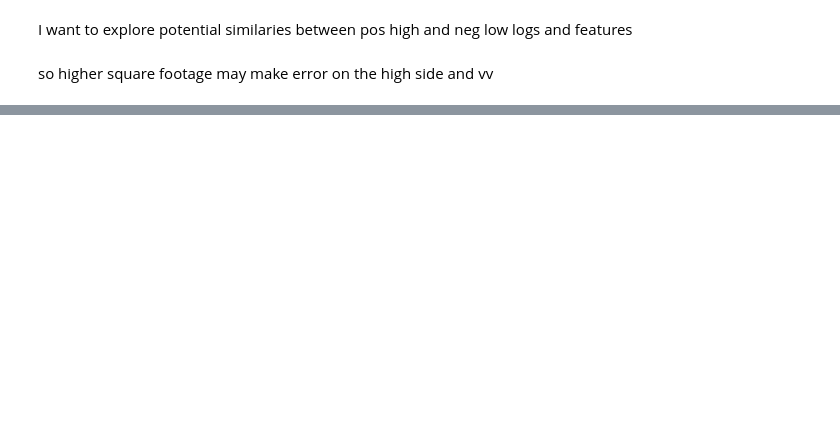
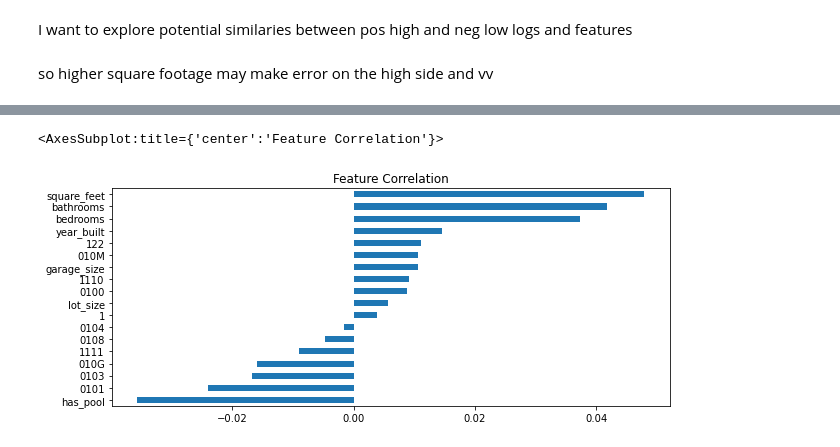
Before and after one commit to mindyshiben/Zillow_Clustering_Project, a Jupyter notebook: project_explore.ipynb, the cells around one changed output, grey strips where cells are left out. Cells and saved outputs as stored; diff of their text form; code cells hidden in the pictures; blank space fills up the shorter version.

Commit message:
modeling

```diff
--- a/project_explore.ipynb
+++ b/project_explore.ipynb
@@ -854,0 +954,20 @@ We fail to reject the null hypothesis
+# %%
+lm3 = LinearRegression(normalize=True)
+# creates linear regression model prior to fitting with new polynomial features
+
+lm3.fit(X_train_degree3, y_train.log_error)
+# fit and transform polynomial features and target
+
+y_train['value_pred_lm3'] = lm3.predict(X_train_degree3)
+# predictions calculated on train
+
+rmse_train = mean_squared_error(y_train.log_error, y_train.value_pred_lm3)**(1/2)
+# computes rmse with train
+
+# y_validate['value_pred_lm3'] = lm3.predict(X_validate_degree3)
+# rmse_validate = mean_squared_error(y_validate.tax_value, y_validate.value_pred_lm3)**(1/2)
+# # computes predictions/rmse with validate
+
+printmd("**Polynomial Regression Model Performance**")
+print("---------------------------------------")
+print("RMSE for Polynomial Model \nTraining/In-Sample: ", round(rmse_train, 5)),
@@ -854,0 +980,15 @@ We fail to reject the null hypothesis
+# %%
+dums = pd.get_dummies(train['propertycountylandusecode'])
+# %%
+new = train[['bedrooms', 'bathrooms', 'garage_size', 'has_pool', 'lot_size', 'year_built', 'square_feet']]
+# %%
+new = pd.concat([new, dums], axis=1)
+# %%
+plt.figure(figsize=(10, 4))
+# sets the size of the graph
+plt.title("Feature Correlation")
+corr_chart = (new).corrwith(y_train.log_error).sort_values().plot.barh()
+corr_chart
+# %% [output]
+<AxesSubplot:title={'center':'Feature Correlation'}>
+[figure, added]
```
Also changed, not shown: parts of 109 cells of this notebook, 2 other files.
